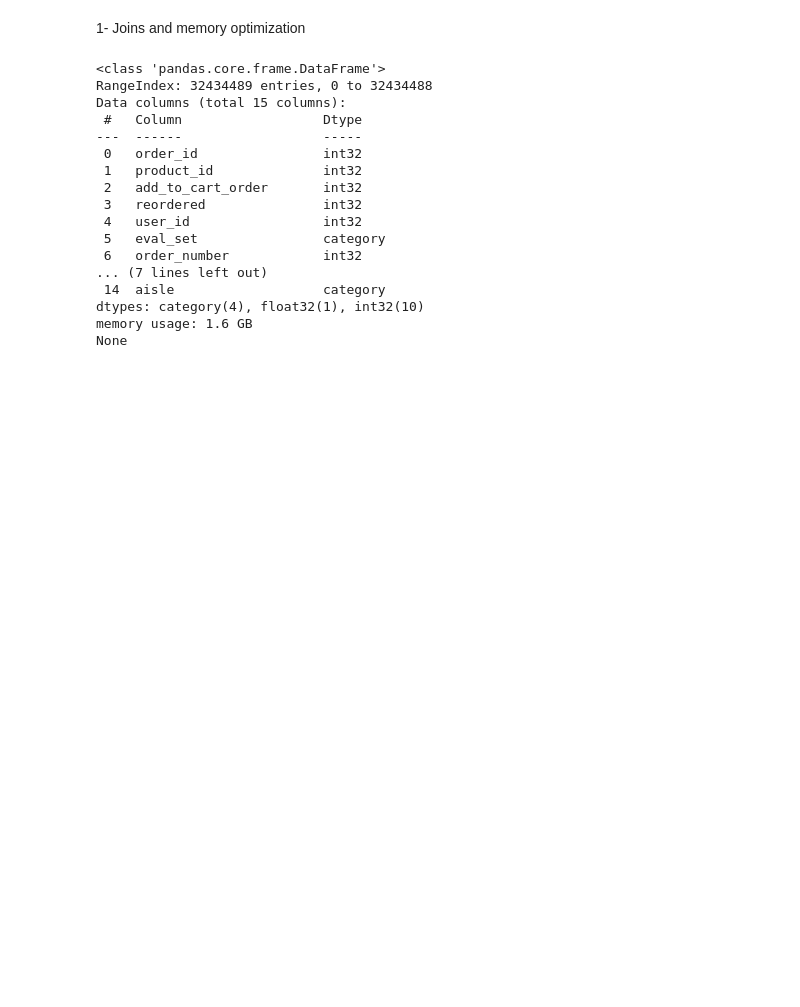
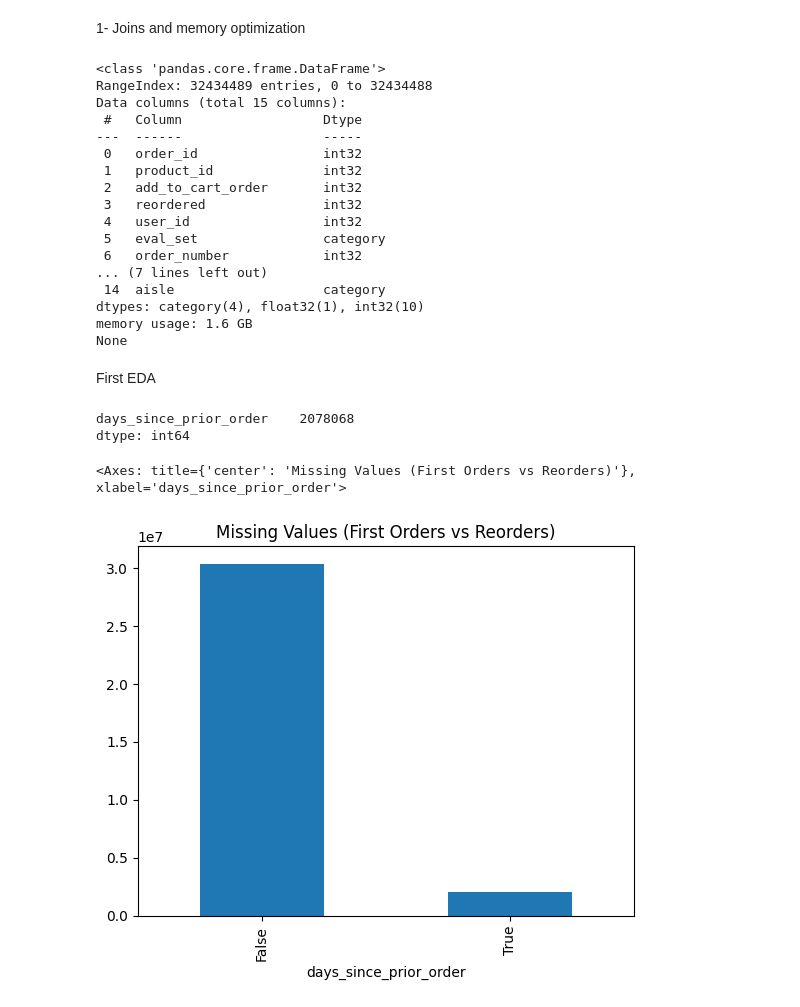
Before and after one commit to ameennasaireh10-hash/ML-project, a Jupyter notebook: FinalProject.ipynb, the cells around one changed output. Saved outputs shown, nothing was run; the diff lists cells and outputs as text; code cells hidden in the pictures; blank space fills up the shorter version.

Commit message:
ayham first EDA

```diff
--- a/FinalProject.ipynb
+++ b/FinalProject.ipynb
@@ -83,0 +86,16 @@ None
+# %% [markdown]
+First EDA
+# %%
+#Checking for missing values in numerical columns
+
+nan_values = Full_DataSet.isnull().sum()
+print(nan_values[nan_values > 0])  # هاض عشان نشوف وين العواميد الي فيها مسنق اي عامود فوق ال 0 فهو فيه مسنق
+
+Full_DataSet['days_since_prior_order'].isnull().value_counts().plot(kind='bar', title='Missing Values (First Orders vs Reorders)')
+
+#first orders (True) هاض يعني النان فاليوز لانو اذا طلب اول مره حيكون نان فاليو
+# %% [output]
+days_since_prior_order    2078068
+dtype: int64
+<Axes: title={'center': 'Missing Values (First Orders vs Reorders)'}, xlabel='days_since_prior_order'>
+[figure, added]
```
Also changed, not shown: parts of 23 cells of this notebook.
